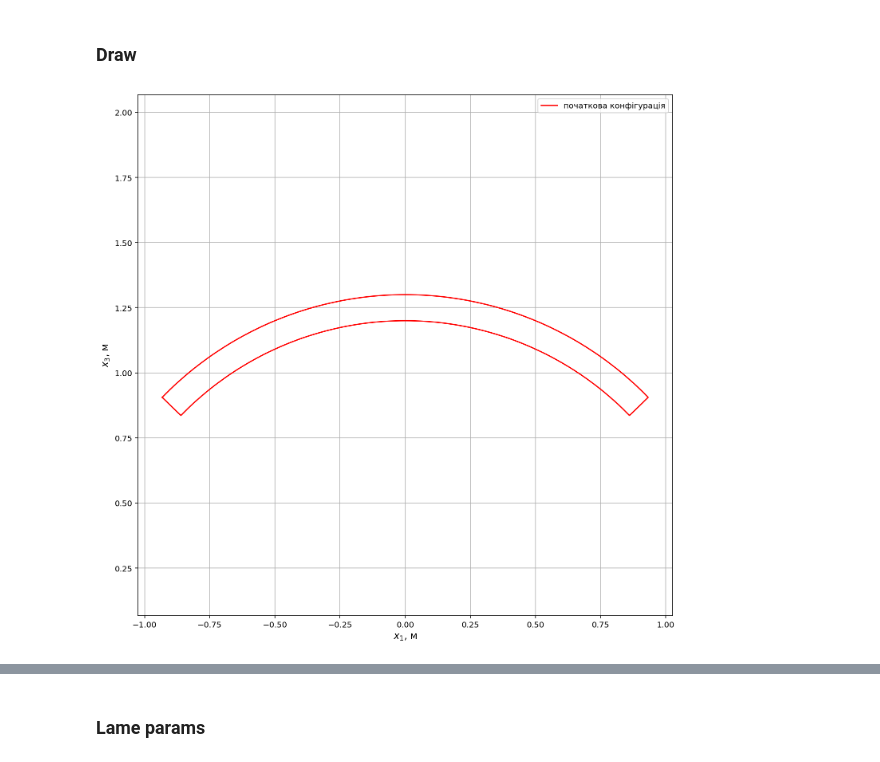
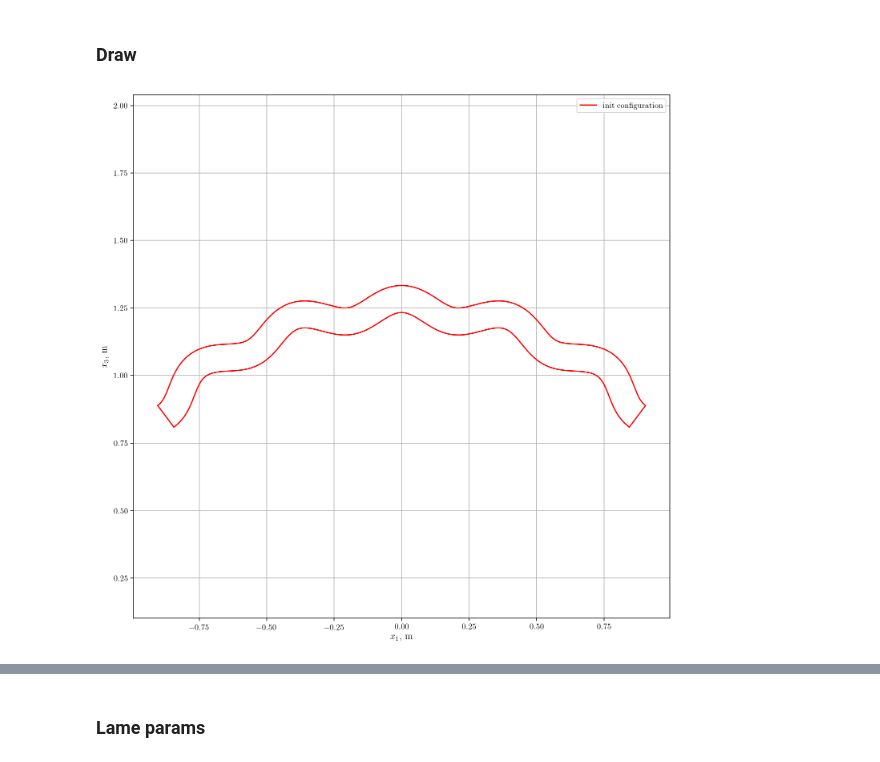
Before and after one commit to tarashor/vibrations, a Jupyter notebook: py/notebooks/MatricesForPlaneCorrugatedShells.ipynb, the cells around one changed output, grey strips where cells are left out. Drawn from its saved outputs; the diff is of its cells as text; code cells hidden in the pictures.

```diff
--- a/py/notebooks/MatricesForPlaneCorrugatedShells.ipynb
+++ b/py/notebooks/MatricesForPlaneCorrugatedShells.ipynb
@@ -27,12 +43,4 @@ alpha1, alpha2, alpha3 = symbols("alpha_1 alpha_2 alpha_3", real = True, positiv
 # %% [markdown]
 ## Cylindrical coordinates
 # %%
-R, L = symbols("R L", real = True, positive=True)
+R, L, ga, gv = symbols("R L g_a g_v", real = True, positive=True)
-# %%
-a1 = pi / 2 + (L / 2 - alpha1)/R
-
-x = (R + alpha3)* cos(a1)
-y = alpha2
-z = (R + alpha3) * sin(a1)
-
-r = x*N.i + y*N.j + z*N.k
@@ -43,3 +78,9 @@ R3=r.diff(alpha3)
+# %%
+Ralpha = r+alpha3*n
+
+R1=r1+alpha3*dn
+R2=Ralpha.diff(alpha2)
+R3=n
 # %%
 R1
 # %% [output]
@@ -57,24 +98,31 @@ R3
 # %%
 import plot
 
-alpha1_x = lambdify([R, L, alpha1, alpha3], x, "numpy")
-alpha3_z = lambdify([R, L, alpha1, alpha3], z, "numpy")
+%aimport plot
+
+x1 = Ralpha.dot(N.i)
+x3 = Ralpha.dot(N.k)
+
+alpha1_x = lambdify([R, L, ga, gv, alpha1, alpha3], x1, "numpy")
+alpha3_z = lambdify([R, L, ga, gv, alpha1, alpha3], x3, "numpy")
 
 R_num = 1/0.8
 L_num = 2
 h_num = 0.1
+ga_num = h_num/3
+gv_num = 20
 
 x1_start = 0
 x1_end = L_num
 x3_start = -h_num/2
 x3_end = h_num/2
 
 def alpha_to_x(a1, a2, a3):
-    x=alpha1_x(R_num, L_num, a1, a3)
-    z=alpha3_z(R_num, L_num, a1, a3)
+    x=alpha1_x(R_num, L_num, ga_num, gv_num, a1, a3)
+    z=alpha3_z(R_num, L_num, ga_num, gv_num, a1, a3)
     return x, 0, z
 
 
 plot.plot_init_geometry_2(x1_start, x1_end, x3_start, x3_end, alpha_to_x)
 # %% [output]
-[figure, old version]
+[figure, new version]
```
Also changed, not shown: parts of 26 cells of this notebook, 5 other files.
